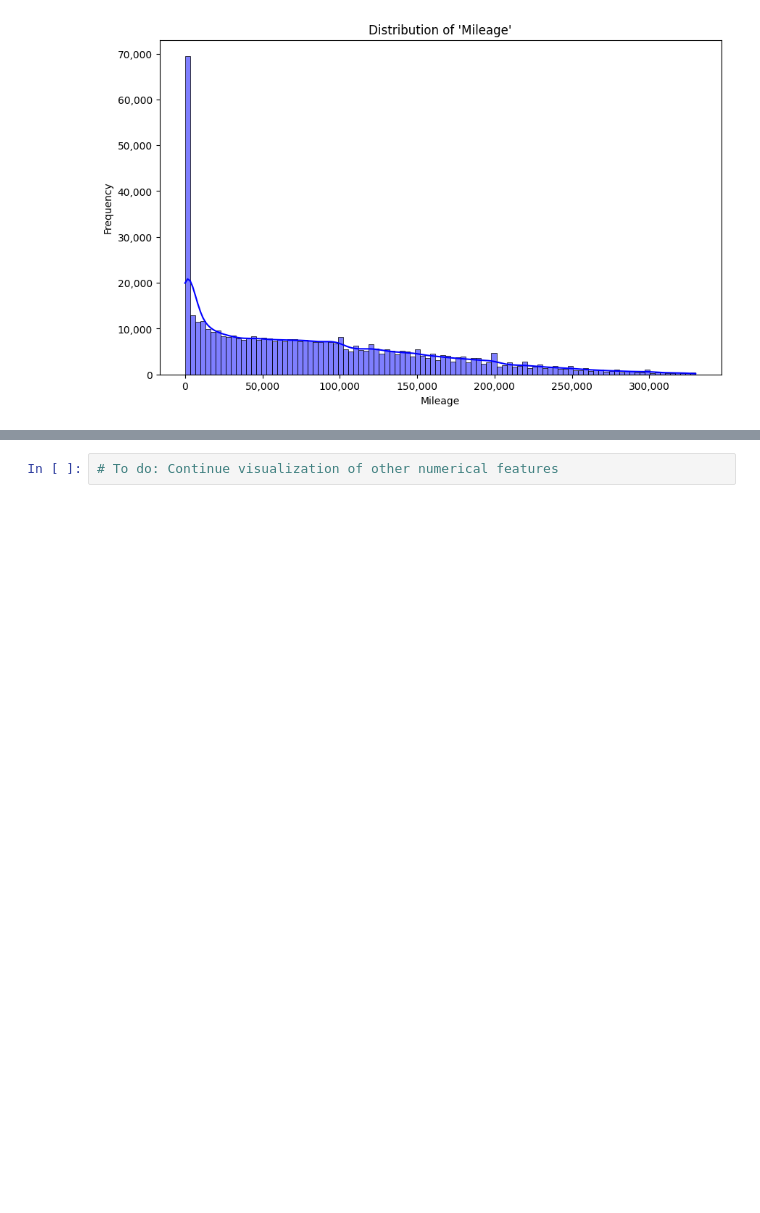
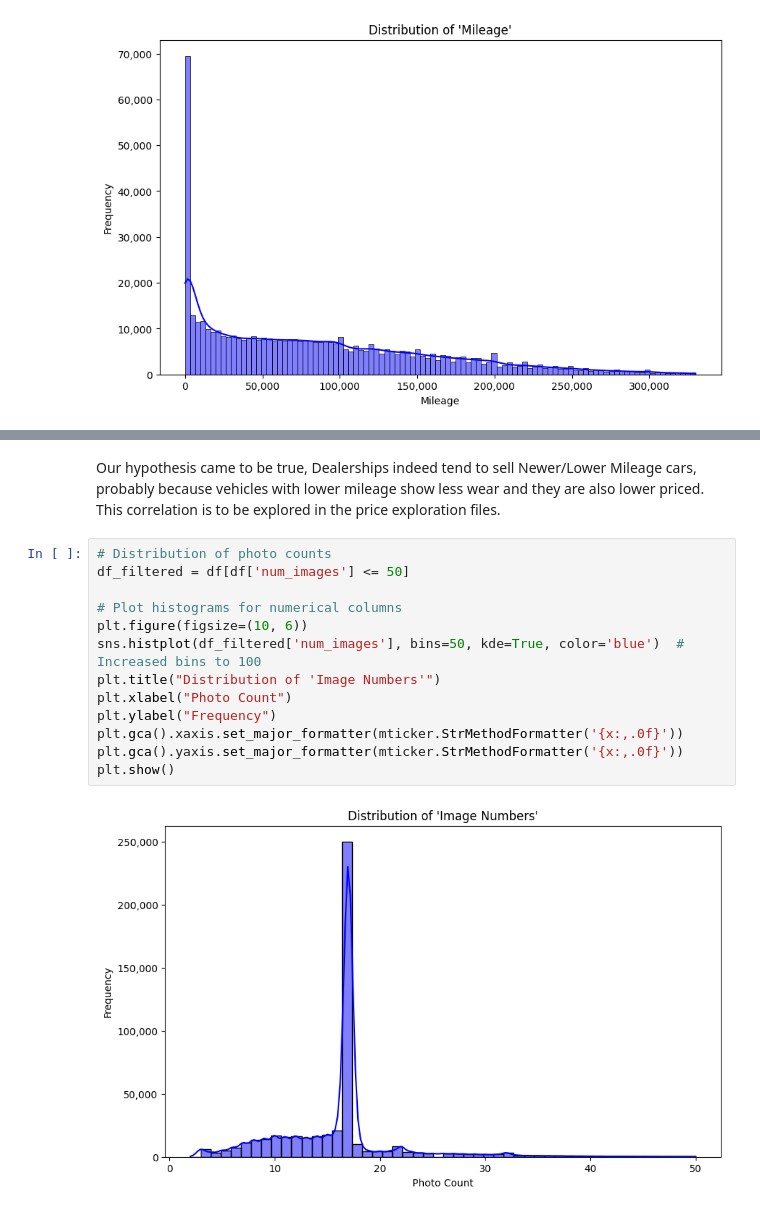
Before and after one commit to dfoddav2/SS25-capstone-project, a Jupyter notebook: exploratory.ipynb, the cells around one changed output, grey strips where cells are left out. Drawn from its saved outputs; the diff is of its cells as text; blank space fills up the shorter version.

```diff
--- a/exploratory.ipynb
+++ b/exploratory.ipynb
@@ -233,2 +272,17 @@ plt.show()
+# %% [markdown]
+Our hypothesis came to be true, Dealerships indeed tend to sell Newer/Lower Mileage cars, probably because vehicles with lower mileage show less wear and they are also lower priced. This correlation is to be explored in the price exploration files.
 # %%
-# To do: Continue visualization of other numerical features
+# Distribution of photo counts
+df_filtered = df[df['num_images'] <= 50]
+
+# Plot histograms for numerical columns
+plt.figure(figsize=(10, 6))
+sns.histplot(df_filtered['num_images'], bins=50, kde=True, color='blue')  # Increased bins to 100
+plt.title("Distribution of 'Image Numbers'")
+plt.xlabel("Photo Count")
+plt.ylabel("Frequency")
+plt.gca().xaxis.set_major_formatter(mticker.StrMethodFormatter('{x:,.0f}'))
+plt.gca().yaxis.set_major_formatter(mticker.StrMethodFormatter('{x:,.0f}'))
+plt.show()
+# %% [output]
+[figure, added]
```
Also changed, not shown: parts of 11 cells of this notebook, 32 other files.
